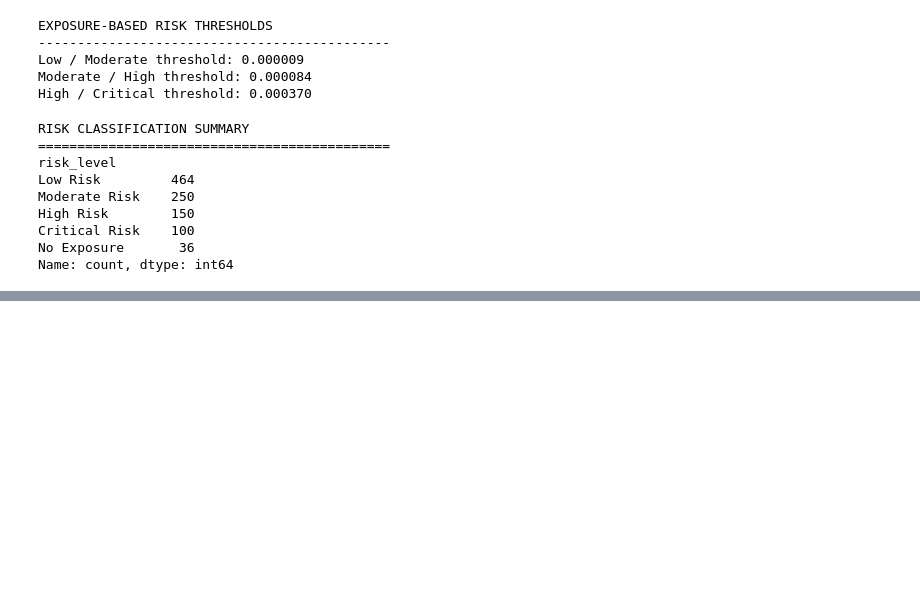
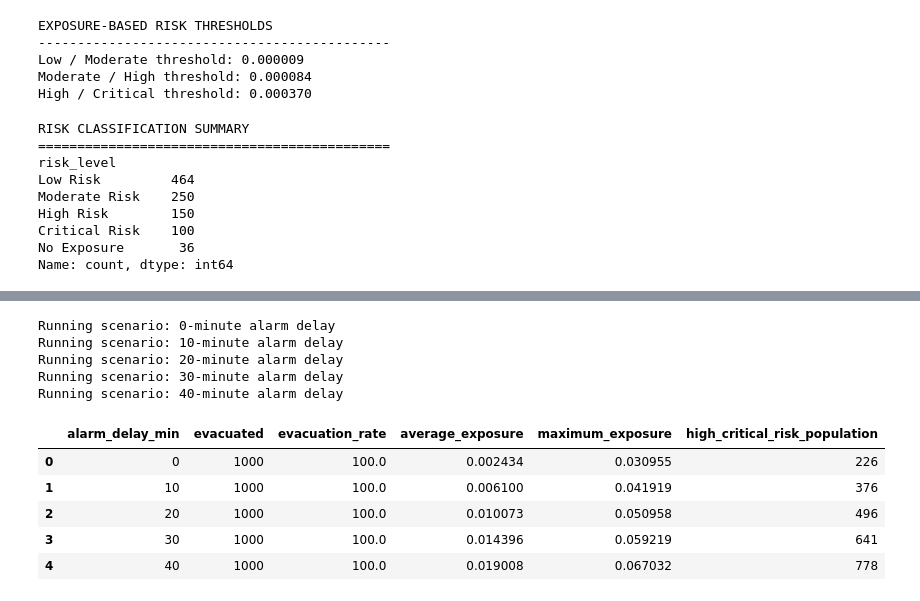
Before and after one commit to abhisarthak/bhopal-gas-tragedy-analysis, a Jupyter notebook: notebooks/01_integrated_simulation.ipynb, the cells around one changed output, grey strips where cells are left out. Drawn from its saved outputs; the diff is of its cells as text; code cells hidden in the pictures; blank space fills up the shorter version.

Commit message:
EMERGENCY RESPONSE BENEFIT ANALYSIS

```diff
--- a/notebooks/01_integrated_simulation.ipynb
+++ b/notebooks/01_integrated_simulation.ipynb
@@ -669,0 +985,6 @@ Name: count, dtype: int64
+# %%
+# Maximum concentration from the baseline dispersion simulation
+
+max_concentration = exposure_history_df["max_concentration"].max()
+
+print(f"Maximum concentration used in simulation: {max_concentration:.8f}")
@@ -669,0 +1189,33 @@ Name: count, dtype: int64
+# %%
+# ============================================================
+# RUN EMERGENCY RESPONSE SCENARIOS
+# ============================================================
+
+alarm_delays = [0, 10, 20, 30, 40]
+
+scenario_results = []
+
+for delay in alarm_delays:
+
+    print(f"Running scenario: {delay}-minute alarm delay")
+
+    result = run_evacuation_scenario(delay)
+
+    scenario_results.append(result)
+
+
+scenario_df = pd.DataFrame(scenario_results)
+
+scenario_df
+# %% [output]
+Running scenario: 0-minute alarm delay
+Running scenario: 10-minute alarm delay
+Running scenario: 20-minute alarm delay
+Running scenario: 30-minute alarm delay
+Running scenario: 40-minute alarm delay
+|  | alarm_delay_min | evacuated | evacuation_rate | average_exposure | maximum_exposure | high_critical_risk_population |
+| 0 | 0 | 1000 | 100.0 | 0.002434 | 0.030955 | 226 |
+| 1 | 10 | 1000 | 100.0 | 0.006100 | 0.041919 | 376 |
+| 2 | 20 | 1000 | 100.0 | 0.010073 | 0.050958 | 496 |
+| 3 | 30 | 1000 | 100.0 | 0.014396 | 0.059219 | 641 |
+| 4 | 40 | 1000 | 100.0 | 0.019008 | 0.067032 | 778 |
```
Also changed, not shown: parts of 10 cells of this notebook.
